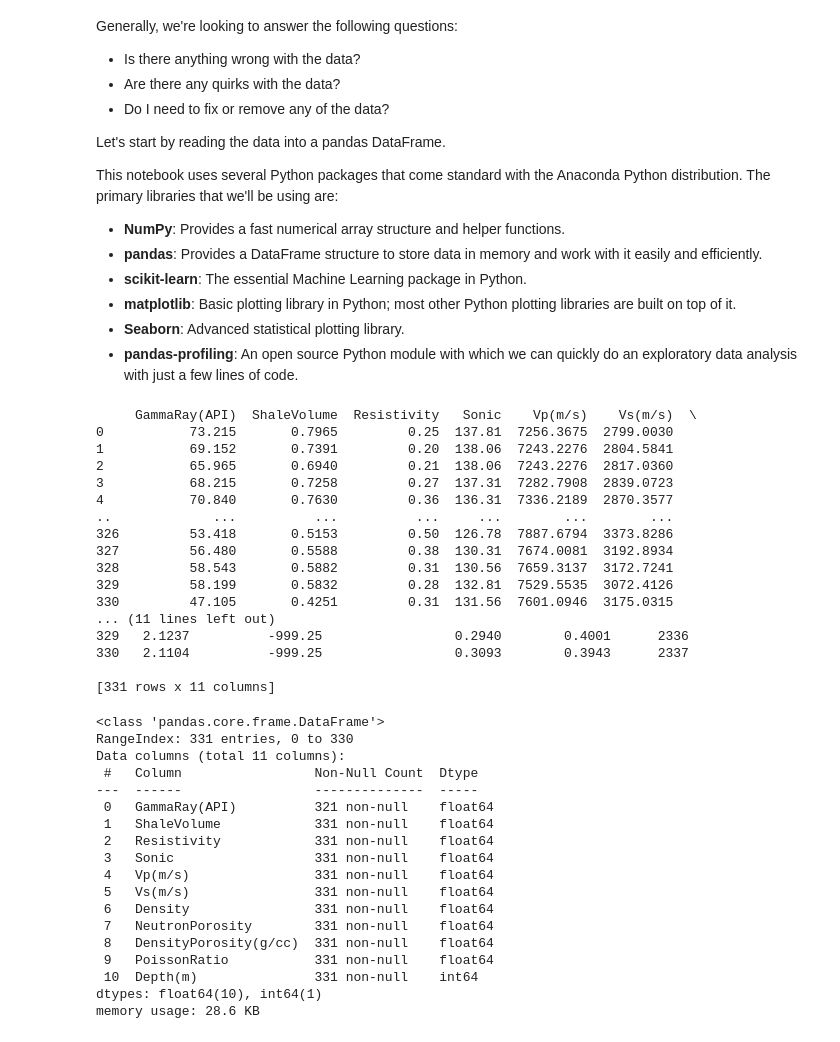
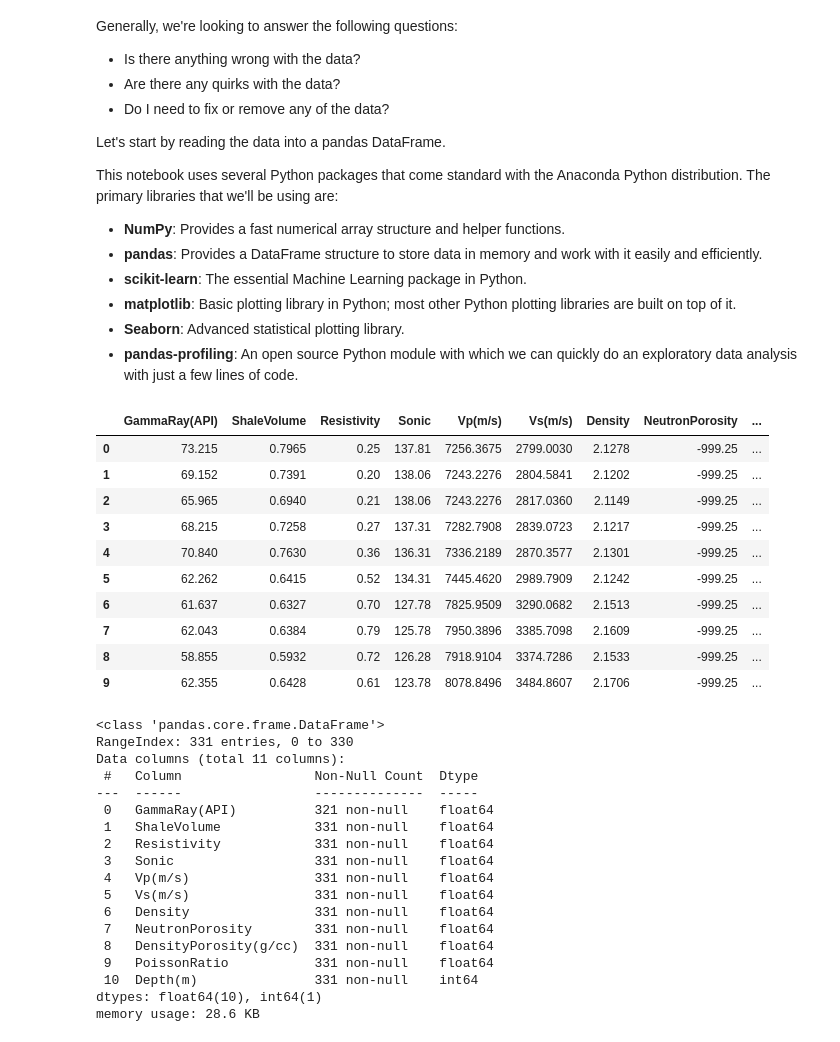
Before and after one commit to jkhan-prog/Where-to-Frac, a Jupyter notebook: WHERE TO FRAC!! .ipynb, the cells around one changed output. Cells and saved outputs as stored; diff of their text form; code cells hidden in the pictures.

```diff
--- a/WHERE TO FRAC!! .ipynb
+++ b/WHERE TO FRAC!! .ipynb
@@ -89,29 +89,30 @@ from matplotlib.ticker import (MultipleLocator, FormatStrFormatter,
 # Data Analysis libraries
 #from pandas_profiling import ProfileReport
 #pd.set_option('display.max_rows', 50)
-# %%
-# Load the dataset
-
-well_log = pd.read_csv('well_log.csv', header=0)
-print(well_log)
-# %% [output]
-     GammaRay(API)  ShaleVolume  Resistivity   Sonic    Vp(m/s)    Vs(m/s)  \
-0           73.215       0.7965         0.25  137.81  7256.3675  2799.0030
-1           69.152       0.7391         0.20  138.06  7243.2276  2804.5841
-2           65.965       0.6940         0.21  138.06  7243.2276  2817.0360
-3           68.215       0.7258         0.27  137.31  7282.7908  2839.0723
-4           70.840       0.7630         0.36  136.31  7336.2189  2870.3577
-..             ...          ...          ...     ...        ...        ...
-326         53.418       0.5153         0.50  126.78  7887.6794  3373.8286
-327         56.480       0.5588         0.38  130.31  7674.0081  3192.8934
-328         58.543       0.5882         0.31  130.56  7659.3137  3172.7241
-329         58.199       0.5832         0.28  132.81  7529.5535  3072.4126
-330         47.105       0.4251         0.31  131.56  7601.0946  3175.0315
-... (11 lines left out)
-329   2.1237          -999.25                 0.2940        0.4001      2336
-330   2.1104          -999.25                 0.3093        0.3943      2337
-
-[331 rows x 11 columns]
+# %%
+# Load the dataset
+import requests
+import io
+
+
+url = "https://raw.githubusercontent.com/jkhan-prog/Where-to-Frac/main/well_log.csv" # Make sure the url is the raw version of the file on GitHub
+download = requests.get(url).content
+
+# Reading the downloaded content and turning it into a pandas dataframe
+well_log = pd.read_csv(io.StringIO(download.decode('utf-8')))
+well_log.head(10)
+# %% [output]
+|  | GammaRay(API) | ShaleVolume | Resistivity | Sonic | Vp(m/s) | Vs(m/s) | Density | NeutronPorosity | ... |
+| 0 | 73.215 | 0.7965 | 0.25 | 137.81 | 7256.3675 | 2799.0030 | 2.1278 | -999.25 | ... |
+| 1 | 69.152 | 0.7391 | 0.20 | 138.06 | 7243.2276 | 2804.5841 | 2.1202 | -999.25 | ... |
+| 2 | 65.965 | 0.6940 | 0.21 | 138.06 | 7243.2276 | 2817.0360 | 2.1149 | -999.25 | ... |
+| 3 | 68.215 | 0.7258 | 0.27 | 137.31 | 7282.7908 | 2839.0723 | 2.1217 | -999.25 | ... |
+| 4 | 70.840 | 0.7630 | 0.36 | 136.31 | 7336.2189 | 2870.3577 | 2.1301 | -999.25 | ... |
+| 5 | 62.262 | 0.6415 | 0.52 | 134.31 | 7445.4620 | 2989.7909 | 2.1242 | -999.25 | ... |
+| 6 | 61.637 | 0.6327 | 0.70 | 127.78 | 7825.9509 | 3290.0682 | 2.1513 | -999.25 | ... |
+| 7 | 62.043 | 0.6384 | 0.79 | 125.78 | 7950.3896 | 3385.7098 | 2.1609 | -999.25 | ... |
+| 8 | 58.855 | 0.5932 | 0.72 | 126.28 | 7918.9104 | 3374.7286 | 2.1533 | -999.25 | ... |
+| 9 | 62.355 | 0.6428 | 0.61 | 123.78 | 8078.8496 | 3484.8607 | 2.1706 | -999.25 | ... |
 # %%
 well_log.info()
 # %% [output]
```
